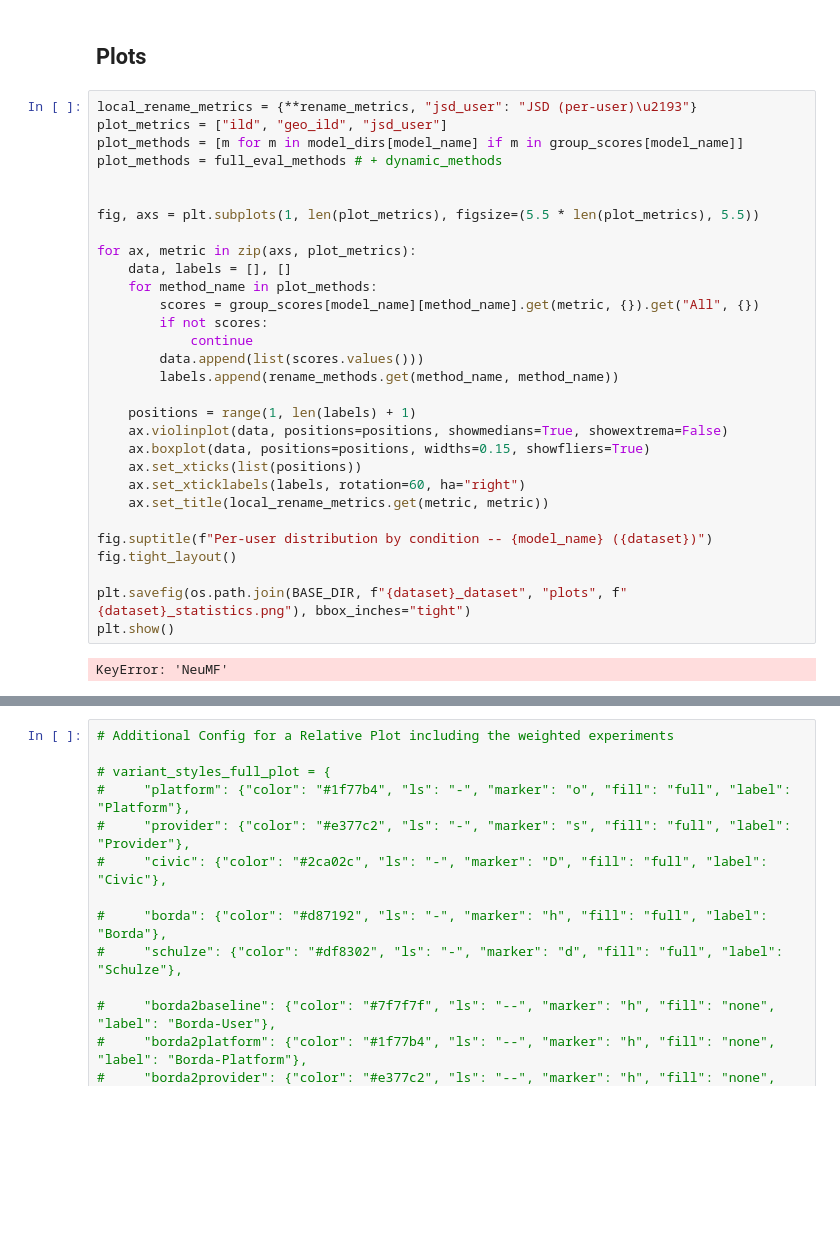
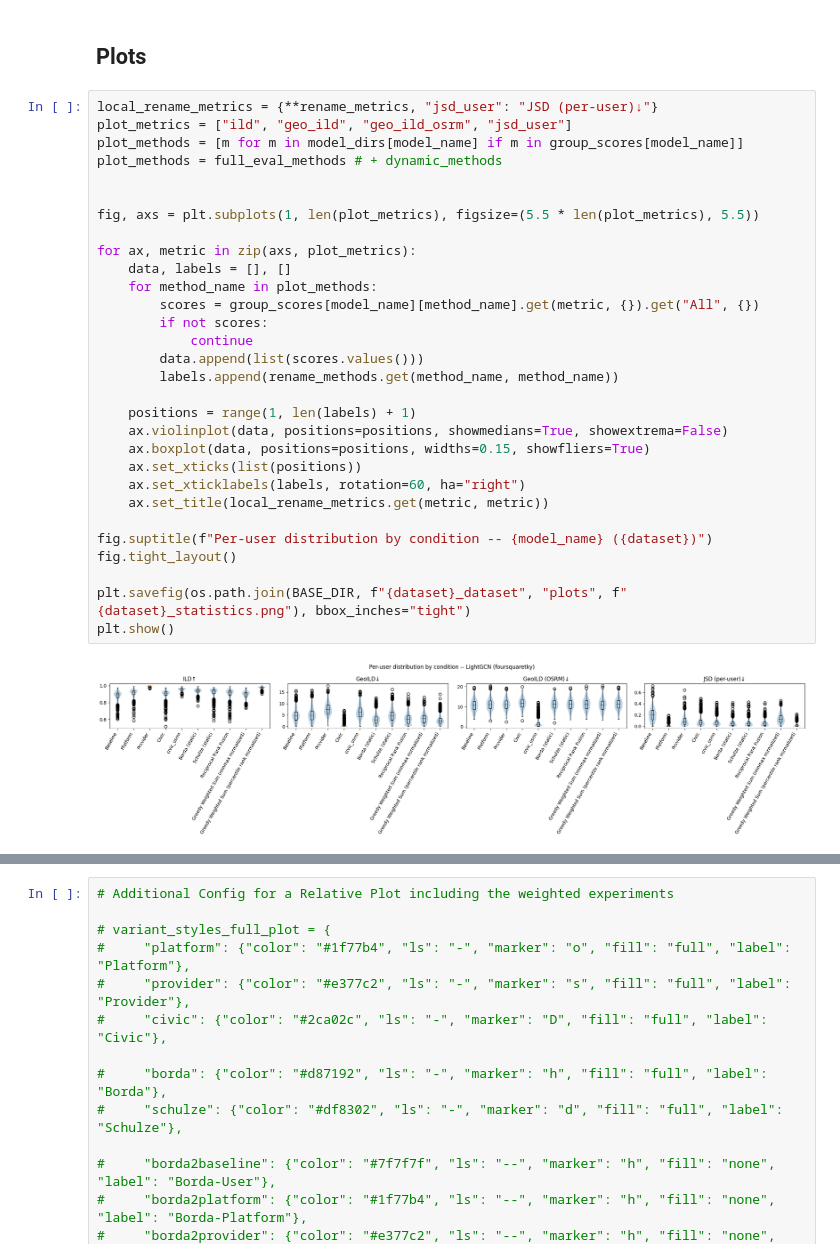
Before and after one commit to andreafooo/multistakeholder_poi, a Jupyter notebook: offline_evaluation.ipynb, the cells around one changed output, grey strips where cells are left out. Saved outputs shown, nothing was run; the diff lists cells and outputs as text; blank space fills up the shorter version.

Commit message:
integrate osrm-distances into eval

```diff
--- a/offline_evaluation.ipynb
+++ b/offline_evaluation.ipynb
@@ -632,37 +680,37 @@ df_all_groups[df_all_groups["group"] == "LowPop"]
 # %% [markdown]
 ## Plots
 # %%
-local_rename_metrics = {**rename_metrics, "jsd_user": "JSD (per-user)\u2193"}
-plot_metrics = ["ild", "geo_ild", "jsd_user"]
+local_rename_metrics = {**rename_metrics, "jsd_user": "JSD (per-user)↓"}
+plot_metrics = ["ild", "geo_ild", "geo_ild_osrm", "jsd_user"]
 plot_methods = [m for m in model_dirs[model_name] if m in group_scores[model_name]]
 plot_methods = full_eval_methods # + dynamic_methods
 
 
 fig, axs = plt.subplots(1, len(plot_metrics), figsize=(5.5 * len(plot_metrics), 5.5))
 
 for ax, metric in zip(axs, plot_metrics):
     data, labels = [], []
     for method_name in plot_methods:
         scores = group_scores[model_name][method_name].get(metric, {}).get("All", {})
         if not scores:
             continue
         data.append(list(scores.values()))
         labels.append(rename_methods.get(method_name, method_name))
 
     positions = range(1, len(labels) + 1)
     ax.violinplot(data, positions=positions, showmedians=True, showextrema=False)
     ax.boxplot(data, positions=positions, widths=0.15, showfliers=True)
     ax.set_xticks(list(positions))
     ax.set_xticklabels(labels, rotation=60, ha="right")
     ax.set_title(local_rename_metrics.get(metric, metric))
 
 fig.suptitle(f"Per-user distribution by condition -- {model_name} ({dataset})")
 fig.tight_layout()
 
 plt.savefig(os.path.join(BASE_DIR, f"{dataset}_dataset", "plots", f"{dataset}_statistics.png"), bbox_inches="tight")
 plt.show()
 # %% [output]
-KeyError: 'NeuMF'
+[figure, added]
 # %%
 model_to_plot = models_for_recbole[0]
 variant_styles = {
```
Also changed, not shown: parts of 13 cells of this notebook.
